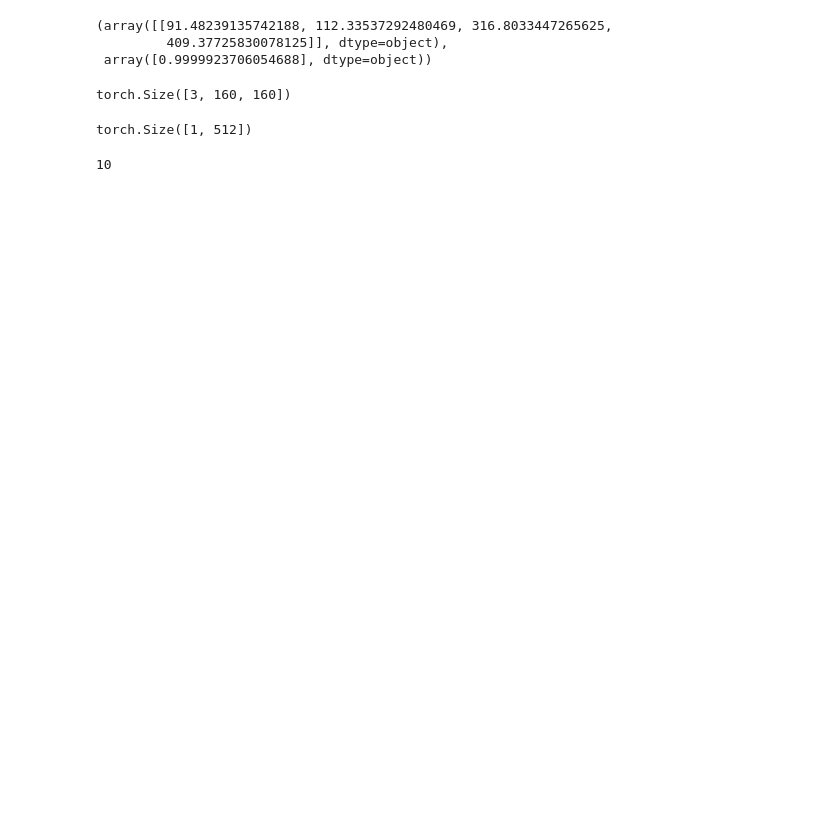
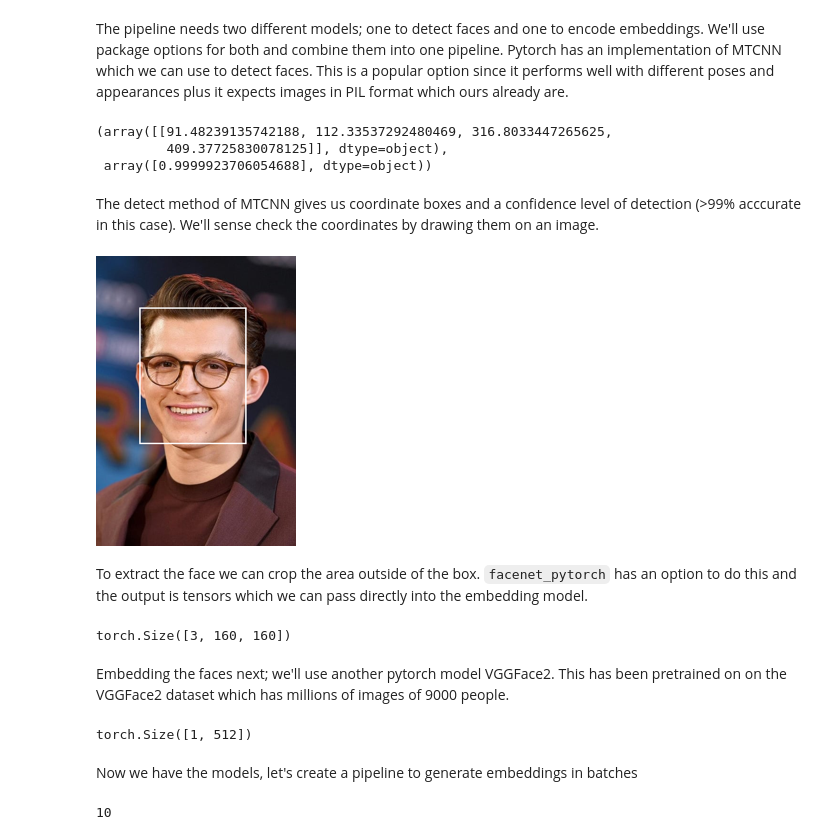
Before and after one commit to dougiebudge/pineconeCelebMatch, a Jupyter notebook: main.ipynb, the cells around one changed output. Saved outputs shown, nothing was run; the diff lists cells and outputs as text; code cells hidden in the pictures; blank space fills up the shorter version.

```diff
--- a/main.ipynb
+++ b/main.ipynb
@@ -27,3 +36,6 @@ metadata=metadata.fillna("None")
+# %% [markdown]
+The pipeline needs two different models; one to detect faces and one to encode embeddings. We'll use package options for both and combine them into one pipeline.
+Pytorch has an implementation of MTCNN which we can use to detect faces. This is a popular option since it performs well with different poses and appearances plus it expects images in PIL format which ours already are.
 # %%
 from facenet_pytorch import MTCNN
 mtcnn= MTCNN()
@@ -34,12 +46,30 @@ boxes,prob
 (array([[91.48239135742188, 112.33537292480469, 316.8033447265625,
          409.37725830078125]], dtype=object),
  array([0.9999923706054688], dtype=object))
+# %% [markdown]
+The detect method of MTCNN gives us coordinate boxes and a confidence level of detection (>99% acccurate in this case). We'll sense check the coordinates by drawing them on an image.
+# %%
+from PIL import Image, ImageDraw
+square= boxes.reshape((2,2))
+x,y=tuple(square[0]),tuple(square[1])
+
+# draw a rectangle on the image using coordinates returned by the MTCNN model
+draw = ImageDraw.Draw(img)
+draw.rectangle(x+y, width=3)
+# resize the image to display a smaller size
+img.resize((200, 290))
+# %% [output]
+[figure, added]
+# %% [markdown]
+To extract the face we can crop the area outside of the box. `facenet_pytorch` has an option to do this and the output is tensors which we can pass directly into the embedding model.
 # %%
 # pass the image or batch of images directly through mtcnn model
 face = mtcnn(img)
 face.shape
 # %% [output]
 torch.Size([3, 160, 160])
+# %% [markdown]
+Embedding the faces next; we'll use another pytorch model VGGFace2. This has been pretrained on on the VGGFace2 dataset which has millions of images of 9000 people.
 # %%
 from facenet_pytorch import InceptionResnetV1
 import torch
@@ -51,6 +81,8 @@ embedding = resnet(torch.stack([face]))
 embedding.shape
 # %% [output]
 torch.Size([1, 512])
+# %% [markdown]
+Now we have the models, let's create a pipeline to generate embeddings in batches
 # %%
 import numpy as np
 
```
Also changed, not shown: parts of 9 cells of this notebook.
